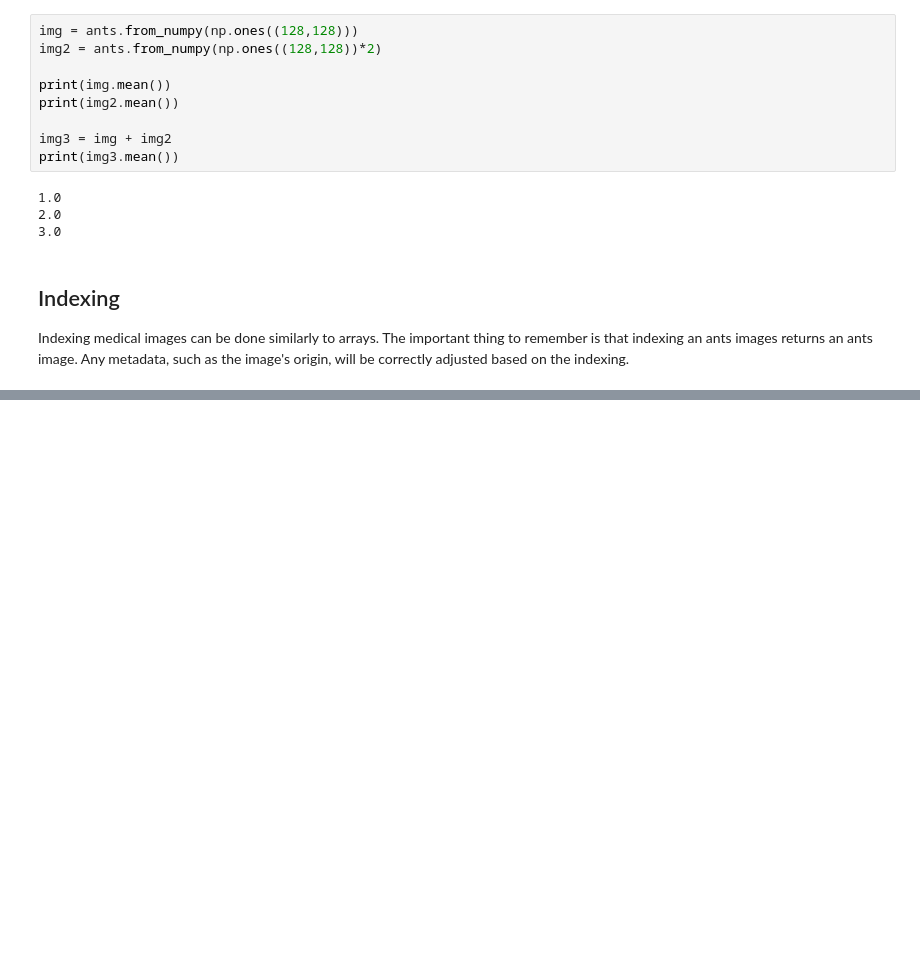
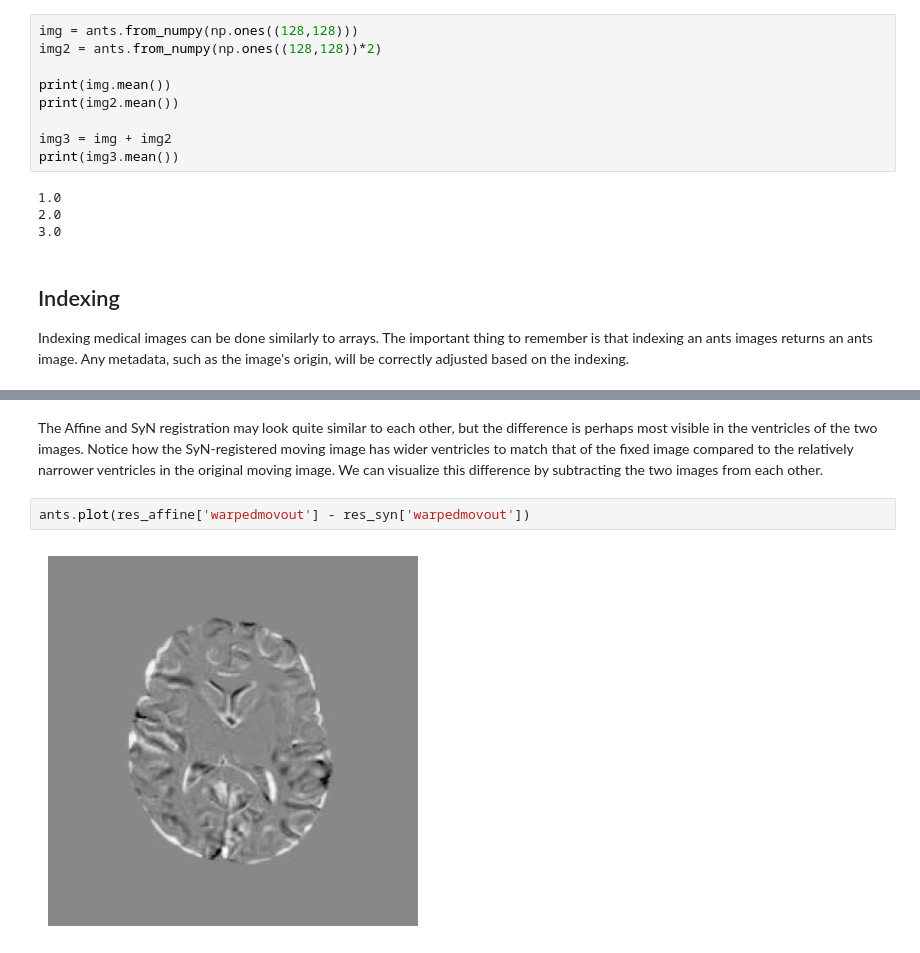
Before and after one commit to nitrain/book, a Jupyter notebook: book/01-03.ipynb, the cells around one changed output, grey strips where cells are left out. Cells and saved outputs as stored; diff of their text form; blank space fills up the shorter version.

```diff
--- a/book/01-03.ipynb
+++ b/book/01-03.ipynb
@@ -67,0 +107,6 @@ With images, there are some additional meta-data properties to keep in mind comp
+# %% [markdown]
+The Affine and SyN registration may look quite similar to each other, but the difference is perhaps most visible in the ventricles of the two images. Notice how the SyN-registered moving image has wider ventricles to match that of the fixed image compared to the relatively narrower ventricles in the original moving image. We can visualize this difference by subtracting the two images from each other.
+# %%
+ants.plot(res_affine['warpedmovout'] - res_syn['warpedmovout'])
+# %% [output]
+[figure, added]
```
Also changed, not shown: parts of 37 cells of this notebook, 4 other files.
